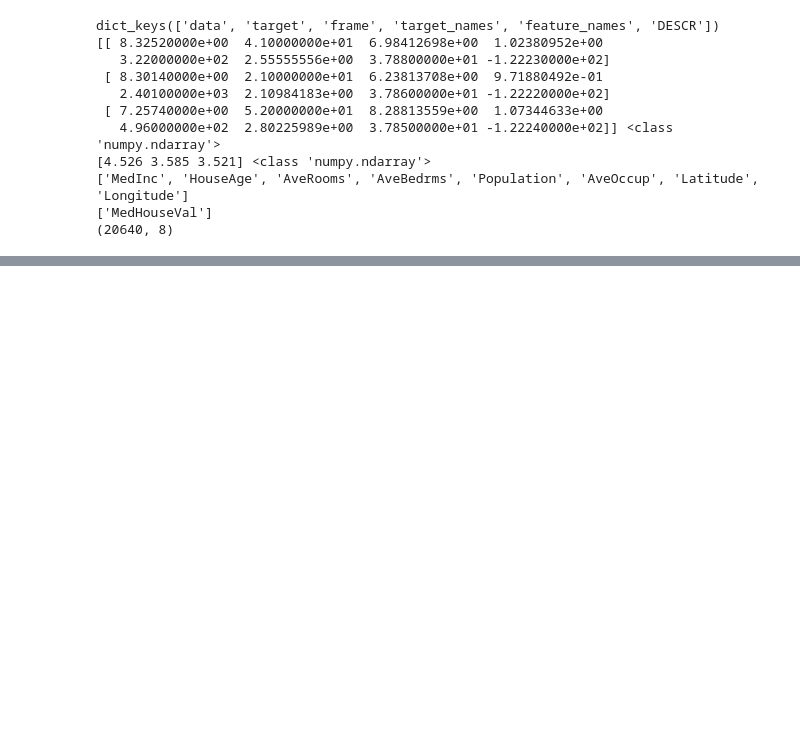
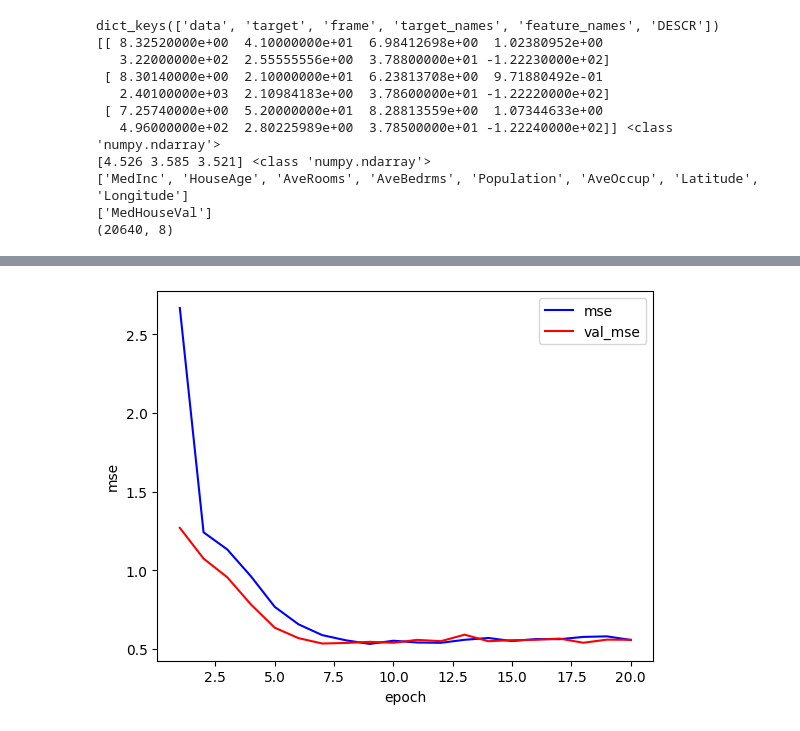
Before and after one commit to bbun-550/RotemStudyNote, a Jupyter notebook: python_analysis/tensorflow/tf14_california.ipynb, the cells around one changed output, grey strips where cells are left out. Cells and saved outputs as stored; diff of their text form; code cells hidden in the pictures; blank space fills up the shorter version.

```diff
--- a/python_analysis/tensorflow/tf14_california.ipynb
+++ b/python_analysis/tensorflow/tf14_california.ipynb
@@ -33,0 +95,10 @@ print(x_train.shape, x_test.shape, y_train.shape, y_test.shape) # x_train, x_tes
+# %%
+# 시각화
+plt.plot(range(1, 21), history.history['mse'], 'b', label='mse')
+plt.plot(range(1, 21), history.history['val_mse'], 'r', label='val_mse')
+plt.xlabel('epoch')
+plt.ylabel('mse')
+plt.legend()
+plt.show()
+# %% [output]
+[figure, added]
```
Also changed, not shown: parts of 4 cells of this notebook, 5 other files.
